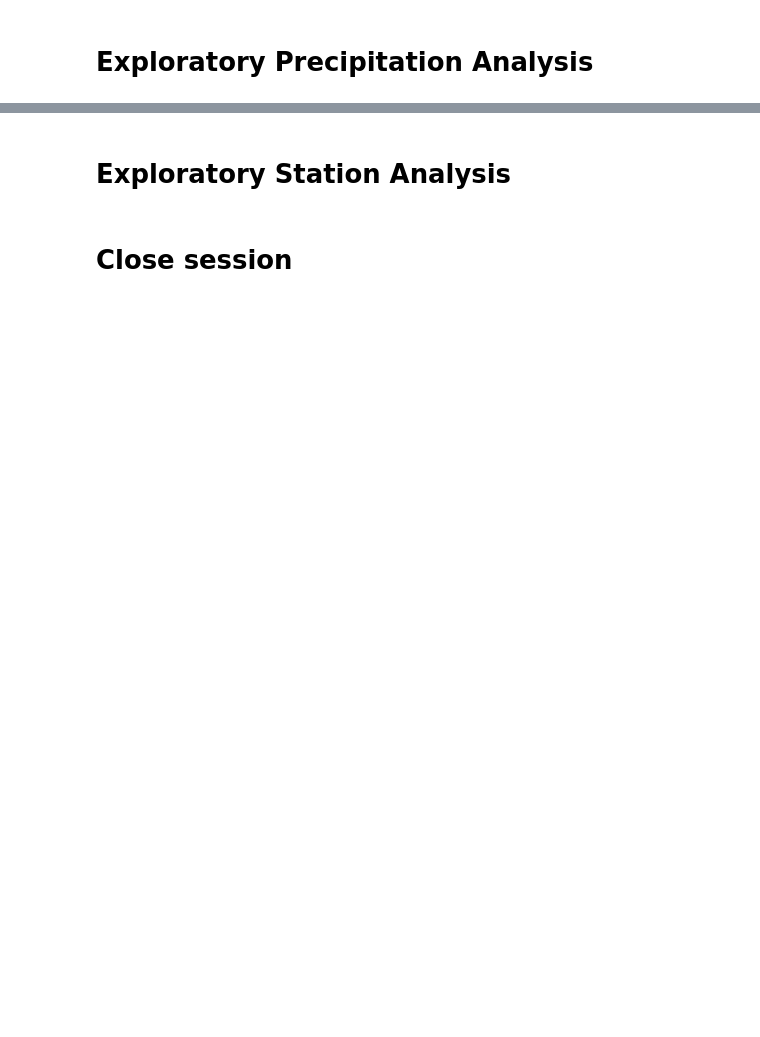
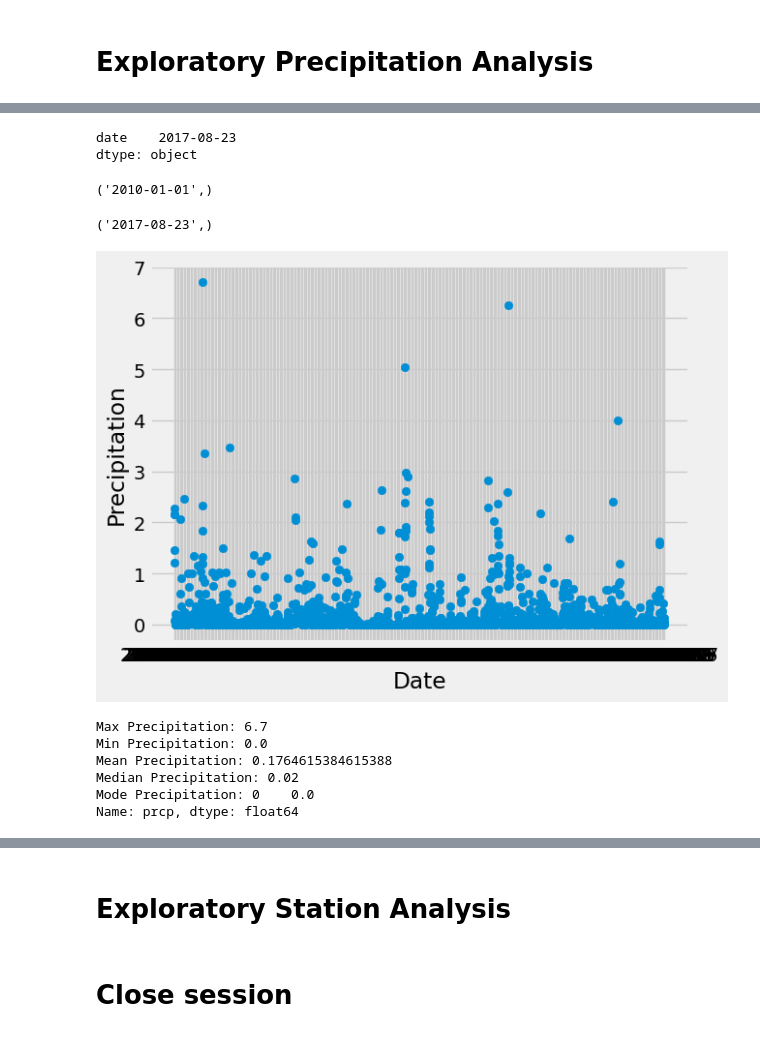
Before and after one commit to JLeigh101/sqlalchemy-challenge, a Jupyter notebook: SurfsUp/climate_analysis.ipynb, the cells around one changed output, grey strips where cells are left out. Saved outputs shown, nothing was run; the diff lists cells and outputs as text; code cells hidden in the pictures; blank space fills up the shorter version.

Commit message:
completed summary stats section

```diff
--- a/SurfsUp/climate_analysis.ipynb
+++ b/SurfsUp/climate_analysis.ipynb
@@ -56,21 +91,65 @@ for row in session.query(Measurement, Measurement.date).limit(5).all():
 # %%
 # Find the most recent date in the data set.
+dates_df = pd.DataFrame(dates_list)
+dates_df.sort_values
+print(dates_df.max())
+# %% [output]
+date    2017-08-23
+dtype: object
+# %%
+session.query(Measurement.date).order_by(Measurement.date).first()
+# %% [output]
+('2010-01-01',)
+# %%
+# Find the most recent date in the data set.
+session.query(Measurement.date).order_by(Measurement.date.desc()).first()
+# %% [output]
+('2017-08-23',)
 # %%
 # Design a query to retrieve the last 12 months of precipitation data and plot the results.
 # Starting from the most recent data point in the database.
-
 # Calculate the date one year from the last date in data set.
-
+cutoff_date = '2016-08-23'
 
 # Perform a query to retrieve the data and precipitation scores
-
+prcp = session.query(Measurement.date, Measurement.prcp).filter(Measurement.date > cutoff_date).all()
+prcp
 
 # Save the query results as a Pandas DataFrame and set the index to the date column
-
+prcp_df = pd.DataFrame(prcp)
+prcp_df
 
 # Sort the dataframe by date
-
+prcp_df.sort_values(by='date')
 
 # Use Pandas Plotting with Matplotlib to plot the data
+x_values = prcp_df['date']
+y_values = prcp_df['prcp']
+plt.scatter(x_values, y_values)
+plt.xlabel('Date')
+plt.ylabel('Precipitation')
+plt.show()
+# %% [output]
+[figure, added]
+# %%
+# Use Pandas to calcualte the summary statistics for the precipitation data
+prcp_max = prcp_df['prcp'].max()
+prcp_min = prcp_df['prcp'].min()
+prcp_mean = prcp_df['prcp'].mean()
+prcp_median = prcp_df['prcp'].median()
+prcp_mode = prcp_df['prcp'].mode()
+
+print(f"Max Precipitation: {prcp_max}")
+print(f"Min Precipitation: {prcp_min}")
+print(f"Mean Precipitation: {prcp_mean}")
+print(f"Median Precipitation: {prcp_median}")
+print(f"Mode Precipitation: {prcp_mode}")
+# %% [output]
+Max Precipitation: 6.7
+Min Precipitation: 0.0
+Mean Precipitation: 0.1764615384615388
+Median Precipitation: 0.02
+Mode Precipitation: 0    0.0
+Name: prcp, dtype: float64
 # %%
 # Use Pandas to calcualte the summary statistics for the precipitation data
```
Also changed, not shown: parts of 5 cells of this notebook.
